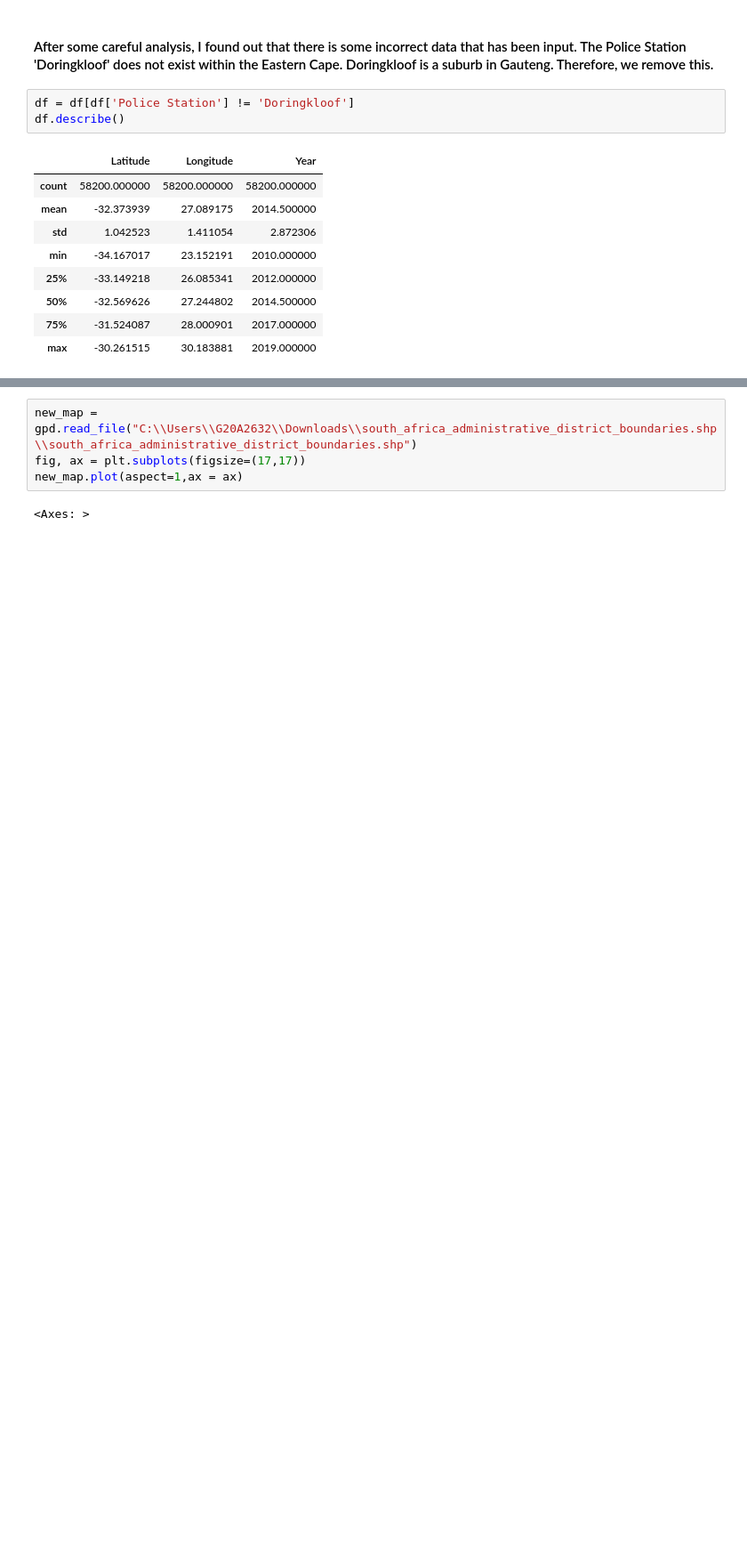
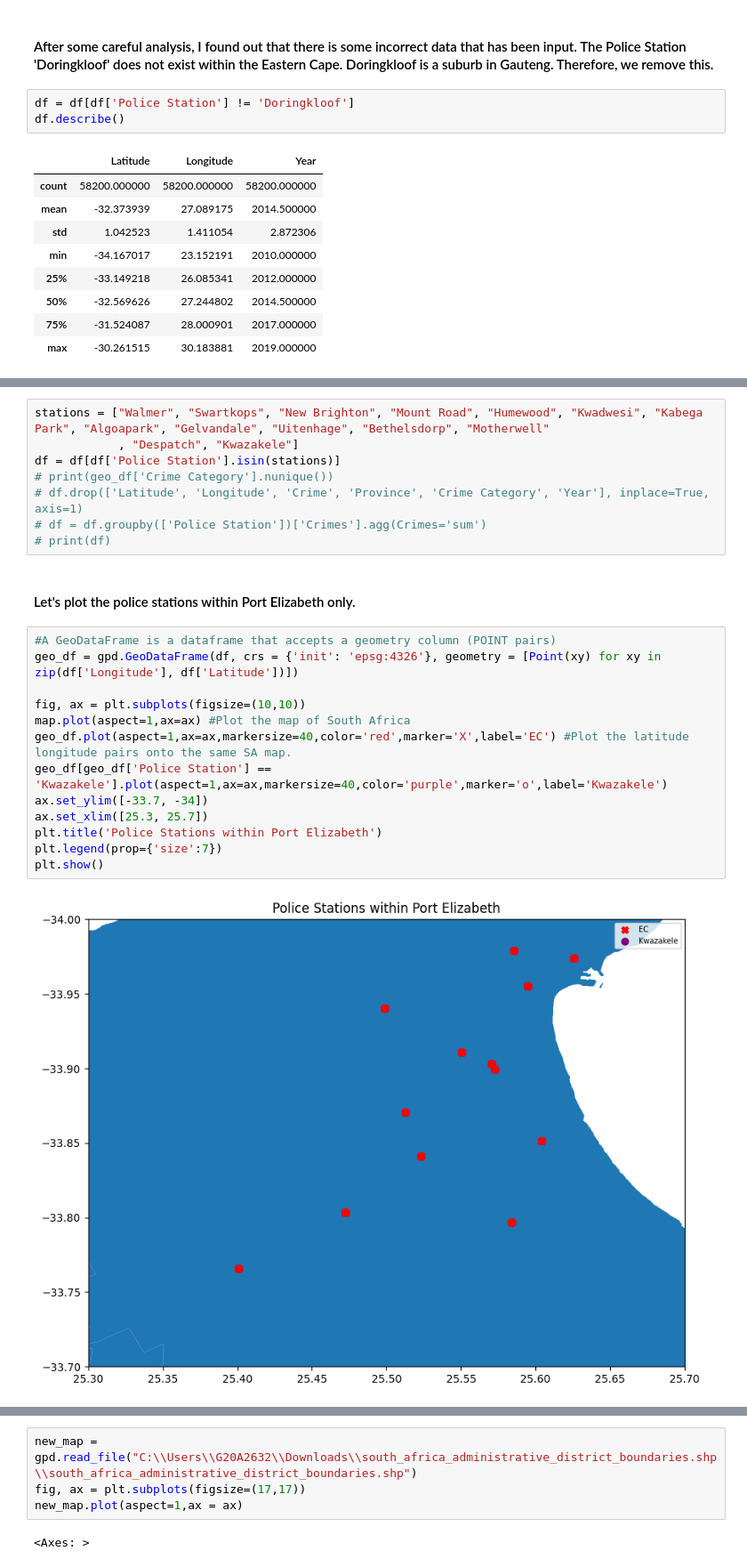
Before and after one commit to BlocknBoom123/CrimePy, a Jupyter notebook: CrimePy.ipynb, the cells around one changed output, grey strips where cells are left out. Shown: that part at 89% size. Cells and saved outputs as stored; diff of their text form; blank space fills up the shorter version.

```diff
--- a/CrimePy.ipynb
+++ b/CrimePy.ipynb
@@ -201,0 +167,25 @@ plt.show()
+# %%
+stations = ["Walmer", "Swartkops", "New Brighton", "Mount Road", "Humewood", "Kwadwesi", "Kabega Park", "Algoapark", "Gelvandale", "Uitenhage", "Bethelsdorp", "Motherwell"
+            , "Despatch", "Kwazakele"]
+df = df[df['Police Station'].isin(stations)]
+# print(geo_df['Crime Category'].nunique())
+# df.drop(['Latitude', 'Longitude', 'Crime', 'Province', 'Crime Category', 'Year'], inplace=True, axis=1)
+# df = df.groupby(['Police Station'])['Crimes'].agg(Crimes='sum')
+# print(df)
+# %% [markdown]
+#### Let's plot the police stations within Port Elizabeth only.
+# %%
+#A GeoDataFrame is a dataframe that accepts a geometry column (POINT pairs)
+geo_df = gpd.GeoDataFrame(df, crs = {'init': 'epsg:4326'}, geometry = [Point(xy) for xy in zip(df['Longitude'], df['Latitude'])])
+
+fig, ax = plt.subplots(figsize=(10,10))
+map.plot(aspect=1,ax=ax) #Plot the map of South Africa
+geo_df.plot(aspect=1,ax=ax,markersize=40,color='red',marker='X',label='EC') #Plot the latitude longitude pairs onto the same SA map.
+geo_df[geo_df['Police Station'] == 'Kwazakele'].plot(aspect=1,ax=ax,markersize=40,color='purple',marker='o',label='Kwazakele')
+ax.set_ylim([-33.7, -34])
+ax.set_xlim([25.3, 25.7])
+plt.title('Police Stations within Port Elizabeth')
+plt.legend(prop={'size':7})
+plt.show()
+# %% [output]
+[figure, added]
```
Also changed, not shown: parts of 12 cells of this notebook, 2 other files.
